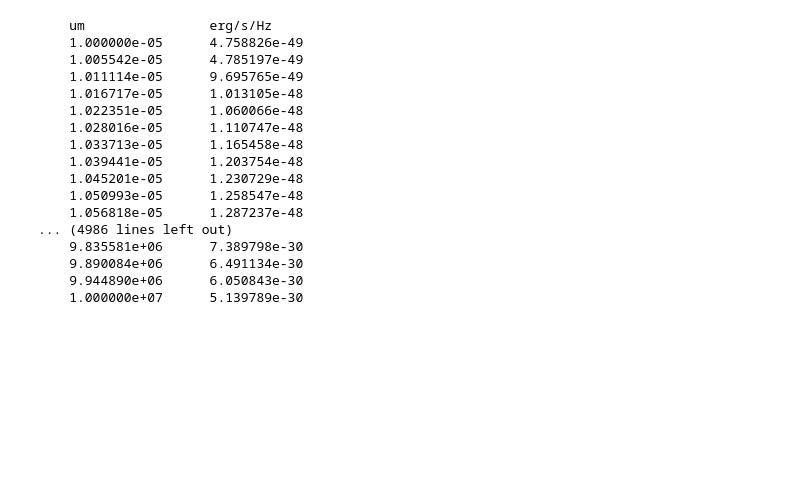
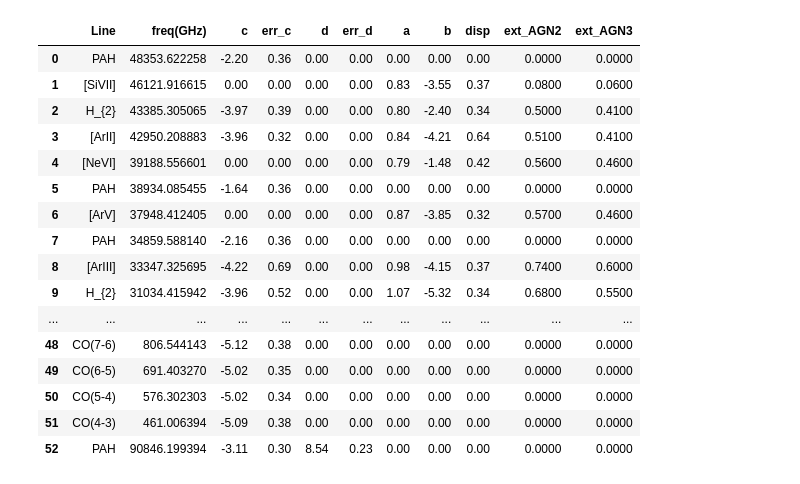
Before and after one commit to MicheleDelliVeneri/ALMASim, a Jupyter notebook: experimental/SED.ipynb, the cells around one changed output. Cells and saved outputs as stored; diff of their text form; code cells hidden in the pictures; blank space fills up the shorter version.

```diff
--- a/experimental/SED.ipynb
+++ b/experimental/SED.ipynb
@@ -22,22 +45,33 @@ def sed_reading(type, path):
-# %%
-parent_dir = os.path.dirname(os.getcwd())
-SED = sed_reading("extended", os.path.join(parent_dir, 'brightnes'))
-print(SED)
-# %% [output]
-    um                erg/s/Hz
-    1.000000e-05      4.758826e-49
-    1.005542e-05      4.785197e-49
-    1.011114e-05      9.695765e-49
-    1.016717e-05      1.013105e-48
-    1.022351e-05      1.060066e-48
-    1.028016e-05      1.110747e-48
-    1.033713e-05      1.165458e-48
-    1.039441e-05      1.203754e-48
-    1.045201e-05      1.230729e-48
-    1.050993e-05      1.258547e-48
-    1.056818e-05      1.287237e-48
-... (4986 lines left out)
-    9.835581e+06      7.389798e-30
-    9.890084e+06      6.491134e-30
-    9.944890e+06      6.050843e-30
-    1.000000e+07      5.139789e-30
+# %%
+def read_line_emission_csv(path_line_emission_csv):
+    """
+    Read the csv file in which are stored the line emission's rest frequency.
+
+    Parameter:
+    path_line_emission_csv (str): Path to file.csv within there are the line emission's rest frequency.
+
+    Return:
+    pd.DataFrame : Dataframe with line names and rest frequencies.
+    """
+    db_line = pd.read_csv(path_line_emission_csv, sep = ";")
+    return db_line
+db_line= read_line_emission_csv(os.path.join(parent_dir,'brightnes','Calibrations_FIR(GHz).csv'))
+db_line
+# %% [output]
+|  | Line | freq(GHz) | c | err_c | d | err_d | a | b | disp | ext_AGN2 | ext_AGN3 |
+| 0 | PAH | 48353.622258 | -2.20 | 0.36 | 0.00 | 0.00 | 0.00 | 0.00 | 0.00 | 0.0000 | 0.0000 |
+| 1 | [SiVII] | 46121.916615 | 0.00 | 0.00 | 0.00 | 0.00 | 0.83 | -3.55 | 0.37 | 0.0800 | 0.0600 |
+| 2 | H_{2} | 43385.305065 | -3.97 | 0.39 | 0.00 | 0.00 | 0.80 | -2.40 | 0.34 | 0.5000 | 0.4100 |
+| 3 | [ArII] | 42950.208883 | -3.96 | 0.32 | 0.00 | 0.00 | 0.84 | -4.21 | 0.64 | 0.5100 | 0.4100 |
+| 4 | [NeVI] | 39188.556601 | 0.00 | 0.00 | 0.00 | 0.00 | 0.79 | -1.48 | 0.42 | 0.5600 | 0.4600 |
+| 5 | PAH | 38934.085455 | -1.64 | 0.36 | 0.00 | 0.00 | 0.00 | 0.00 | 0.00 | 0.0000 | 0.0000 |
+| 6 | [ArV] | 37948.412405 | 0.00 | 0.00 | 0.00 | 0.00 | 0.87 | -3.85 | 0.32 | 0.5700 | 0.4600 |
+| 7 | PAH | 34859.588140 | -2.16 | 0.36 | 0.00 | 0.00 | 0.00 | 0.00 | 0.00 | 0.0000 | 0.0000 |
+| 8 | [ArIII] | 33347.325695 | -4.22 | 0.69 | 0.00 | 0.00 | 0.98 | -4.15 | 0.37 | 0.7400 | 0.6000 |
+| 9 | H_{2} | 31034.415942 | -3.96 | 0.52 | 0.00 | 0.00 | 1.07 | -5.32 | 0.34 | 0.6800 | 0.5500 |
+| ... | ... | ... | ... | ... | ... | ... | ... | ... | ... | ... | ... |
+| 48 | CO(7-6) | 806.544143 | -5.12 | 0.38 | 0.00 | 0.00 | 0.00 | 0.00 | 0.00 | 0.0000 | 0.0000 |
+| 49 | CO(6-5) | 691.403270 | -5.02 | 0.35 | 0.00 | 0.00 | 0.00 | 0.00 | 0.00 | 0.0000 | 0.0000 |
+| 50 | CO(5-4) | 576.302303 | -5.02 | 0.34 | 0.00 | 0.00 | 0.00 | 0.00 | 0.00 | 0.0000 | 0.0000 |
+| 51 | CO(4-3) | 461.006394 | -5.09 | 0.38 | 0.00 | 0.00 | 0.00 | 0.00 | 0.00 | 0.0000 | 0.0000 |
+| 52 | PAH | 90846.199394 | -3.11 | 0.30 | 8.54 | 0.23 | 0.00 | 0.00 | 0.00 | 0.0000 | 0.0000 |
```
Also changed, not shown: parts of 7 cells of this notebook.
